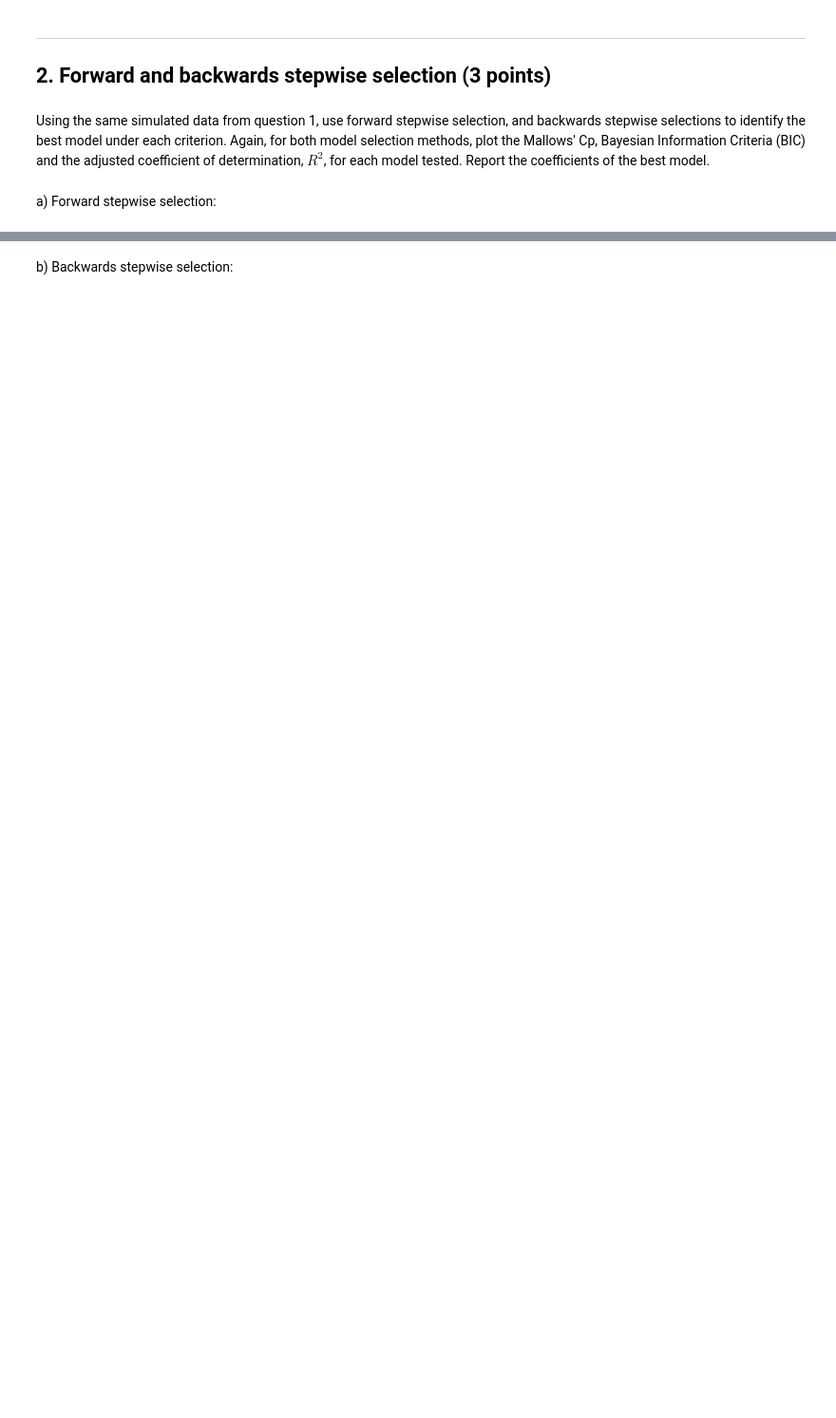
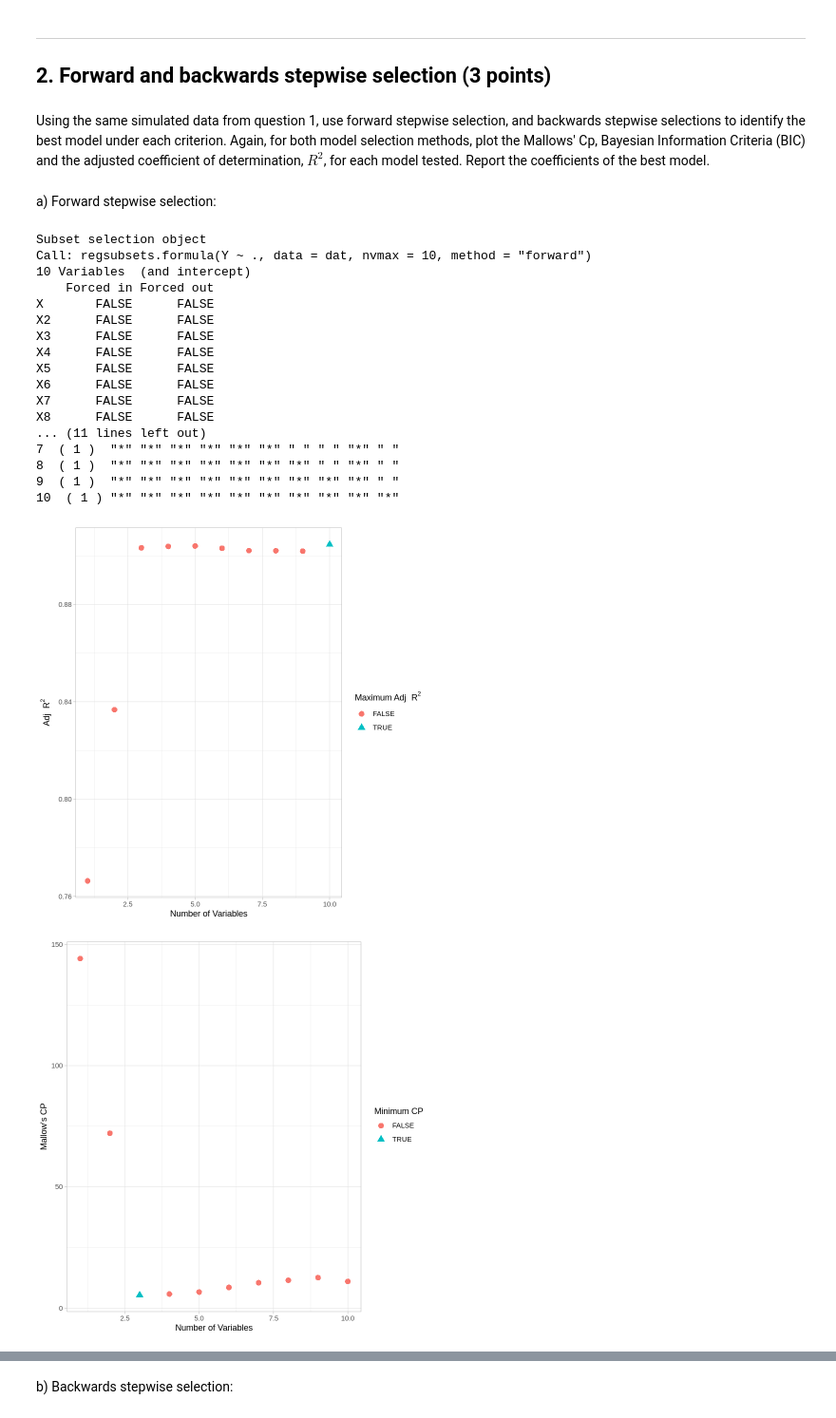
Before and after one commit to tinawanggg/Wang_DSPN_S26, a Jupyter notebook: book/exercises/16_selecting-the-best-model.ipynb, the cells around one changed output, grey strips where cells are left out. Shown at 95% size. Saved outputs shown, nothing was run; the diff lists cells and outputs as text; code cells hidden in the pictures; blank space fills up the shorter version.

```diff
--- a/book/exercises/16_selecting-the-best-model.ipynb
+++ b/book/exercises/16_selecting-the-best-model.ipynb
@@ -89,0 +138,60 @@ a) Forward stepwise selection:
+# %%
+# WRITE YOUR CODE HERE
+# Forward stepwise selection
+regfit_fwd <- regsubsets(Y ~ ., data = dat, nvmax = 10, method = "forward")
+fwd_summary <- summary(regfit_fwd)
+print(fwd_summary)
+
+numvar <- 1:length(fwd_summary$rss)
+allfalse <- rep(FALSE, length(fwd_summary$rss))
+
+# Adjusted R^2
+adjr2.df <- data.frame(numvar = numvar, adjr2 = fwd_summary$adjr2, maxadjr2 = allfalse)
+adjr2.df$maxadjr2[which.max(fwd_summary$adjr2)] <- TRUE
+ggplot(adjr2.df, aes(x = numvar, y = adjr2, shape = maxadjr2, col = maxadjr2)) +
+  geom_point(size = 3) + theme_light() +
+  labs(x = "Number of Variables", y = 'Adj'~R^2, color = 'Maximum Adj'~R^2, shape = 'Maximum Adj'~R^2)
+
+# Mallow's Cp
+cp.df <- data.frame(numvar = numvar, cp = fwd_summary$cp, mincp = allfalse)
+cp.df$mincp[which.min(fwd_summary$cp)] <- TRUE
+ggplot(cp.df, aes(x = numvar, y = cp, shape = mincp, col = mincp)) +
+  geom_point(size = 3) + theme_light() +
+  labs(x = "Number of Variables", y = "Mallow's CP", color = "Minimum CP", shape = "Minimum CP")
+
+# BIC
+bic.df <- data.frame(numvar = numvar, bic = fwd_summary$bic, minbic = allfalse)
+bic.df$minbic[which.min(fwd_summary$bic)] <- TRUE
+ggplot(bic.df, aes(x = numvar, y = bic, shape = minbic, col = minbic)) +
+  geom_point(size = 3) + theme_light() +
+  labs(x = "Number of Variables", y = "BIC", color = "Minimum BIC", shape = "Minimum BIC")
+
+# Best model sizes
+cat("Best model size by Cp:", which.min(fwd_summary$cp), "\n")
+cat("Best model size by BIC:", which.min(fwd_summary$bic), "\n")
+cat("Best model size by Adjusted R^2:", which.max(fwd_summary$adjr2), "\n")
+
+# Coefficients
+print(coef(regfit_fwd, which.min(fwd_summary$cp)))
+print(coef(regfit_fwd, which.min(fwd_summary$bic)))
+print(coef(regfit_fwd, which.max(fwd_summary$adjr2)))
+# %% [output]
+Subset selection object
+Call: regsubsets.formula(Y ~ ., data = dat, nvmax = 10, method = "forward")
+10 Variables  (and intercept)
+    Forced in Forced out
+X       FALSE      FALSE
+X2      FALSE      FALSE
+X3      FALSE      FALSE
+X4      FALSE      FALSE
+X5      FALSE      FALSE
+X6      FALSE      FALSE
+X7      FALSE      FALSE
+X8      FALSE      FALSE
+... (11 lines left out)
+7  ( 1 )  "*" "*" "*" "*" "*" "*" " " " " "*" " "
+8  ( 1 )  "*" "*" "*" "*" "*" "*" "*" " " "*" " "
+9  ( 1 )  "*" "*" "*" "*" "*" "*" "*" "*" "*" " "
+10  ( 1 ) "*" "*" "*" "*" "*" "*" "*" "*" "*" "*"
+[figure, added]
+[figure, added]
```
Also changed, not shown: parts of 18 cells of this notebook.
